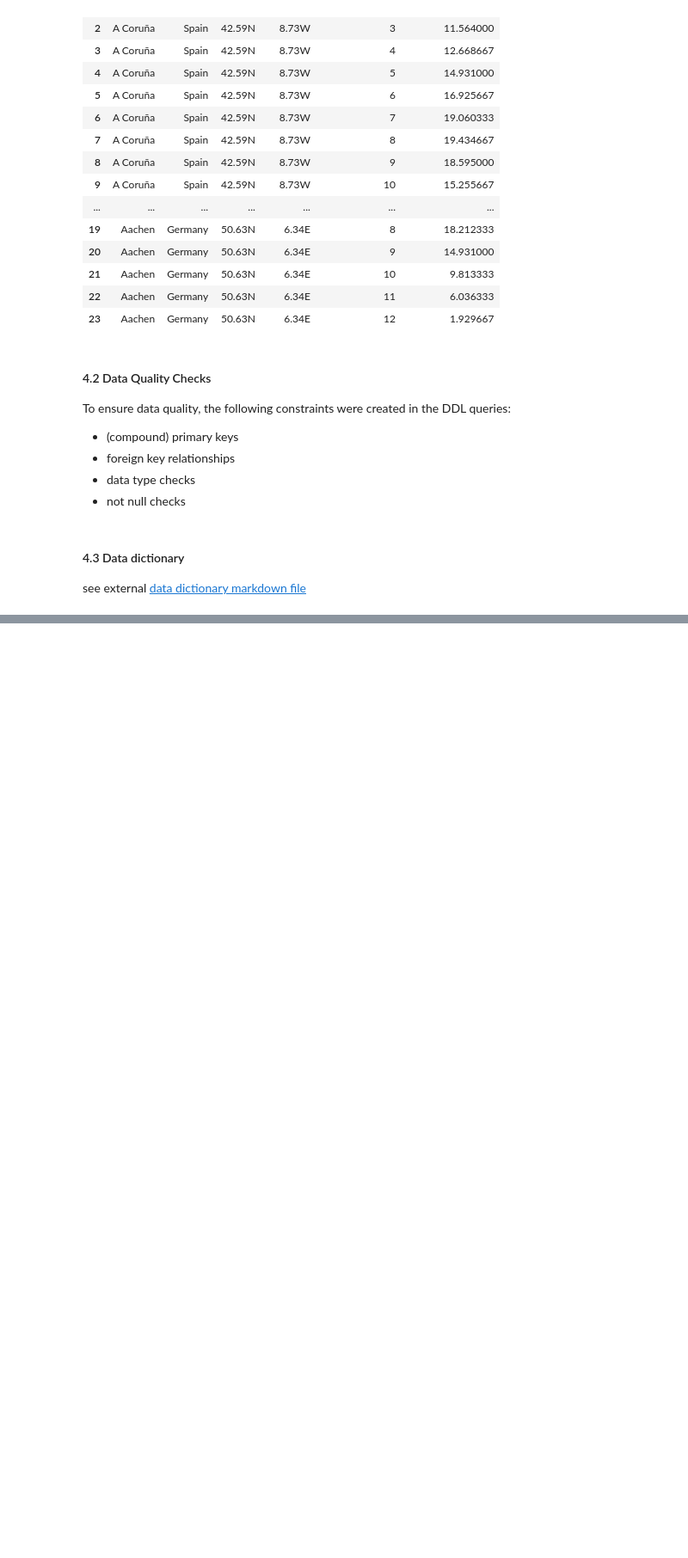
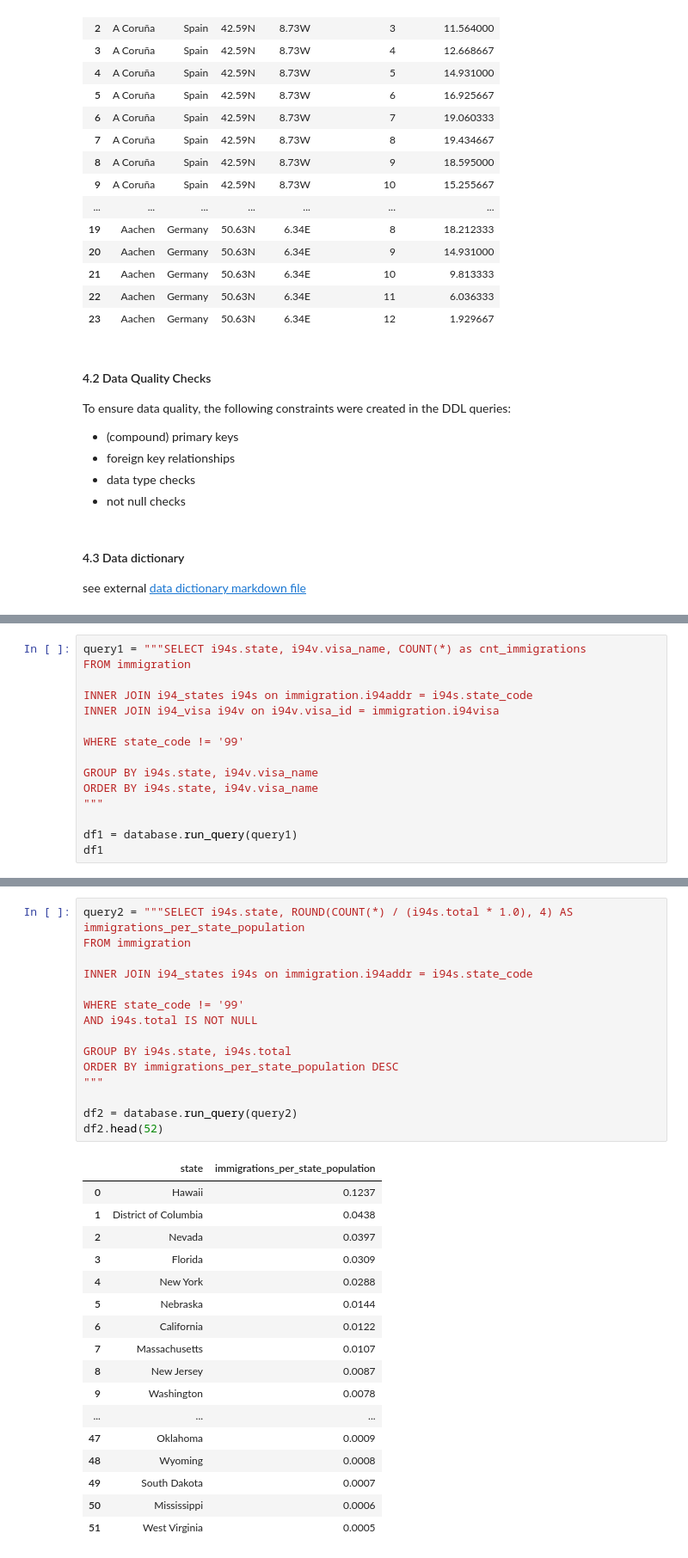
Before and after one commit to Relativity74205/data_engineering_udacity, a Jupyter notebook: part_5/Capstone Project.ipynb, the cells around one changed output, grey strips where cells are left out. Shown: that part at 86% size. Cells and saved outputs as stored; diff of their text form; blank space fills up the shorter version.

Commit message:
added query results

```diff
--- a/part_5/Capstone Project.ipynb
+++ b/part_5/Capstone Project.ipynb
@@ -280,0 +285,15 @@ see external [data dictionary markdown file](data_dictionary.md)
+# %%
+query1 = """SELECT i94s.state, i94v.visa_name, COUNT(*) as cnt_immigrations
+FROM immigration
+
+INNER JOIN i94_states i94s on immigration.i94addr = i94s.state_code
+INNER JOIN i94_visa i94v on i94v.visa_id = immigration.i94visa
+
+WHERE state_code != '99'
+
+GROUP BY i94s.state, i94v.visa_name
+ORDER BY i94s.state, i94v.visa_name
+"""
+
+df1 = database.run_query(query1)
+df1
@@ -280,0 +318,33 @@ see external [data dictionary markdown file](data_dictionary.md)
+# %%
+query2 = """SELECT i94s.state, ROUND(COUNT(*) / (i94s.total * 1.0), 4) AS immigrations_per_state_population
+FROM immigration
+
+INNER JOIN i94_states i94s on immigration.i94addr = i94s.state_code
+
+WHERE state_code != '99'
+AND i94s.total IS NOT NULL
+
+GROUP BY i94s.state, i94s.total
+ORDER BY immigrations_per_state_population DESC
+"""
+
+df2 = database.run_query(query2)
+df2.head(52)
+# %% [output]
+|  | state | immigrations_per_state_population |
+| 0 | Hawaii | 0.1237 |
+| 1 | District of Columbia | 0.0438 |
+| 2 | Nevada | 0.0397 |
+| 3 | Florida | 0.0309 |
+| 4 | New York | 0.0288 |
+| 5 | Nebraska | 0.0144 |
+| 6 | California | 0.0122 |
+| 7 | Massachusetts | 0.0107 |
+| 8 | New Jersey | 0.0087 |
+| 9 | Washington | 0.0078 |
+| ... | ... | ... |
+| 47 | Oklahoma | 0.0009 |
+| 48 | Wyoming | 0.0008 |
+| 49 | South Dakota | 0.0007 |
+| 50 | Mississippi | 0.0006 |
+| 51 | West Virginia | 0.0005 |
```
Also changed, not shown: parts of 4 cells of this notebook, 1 other file.
